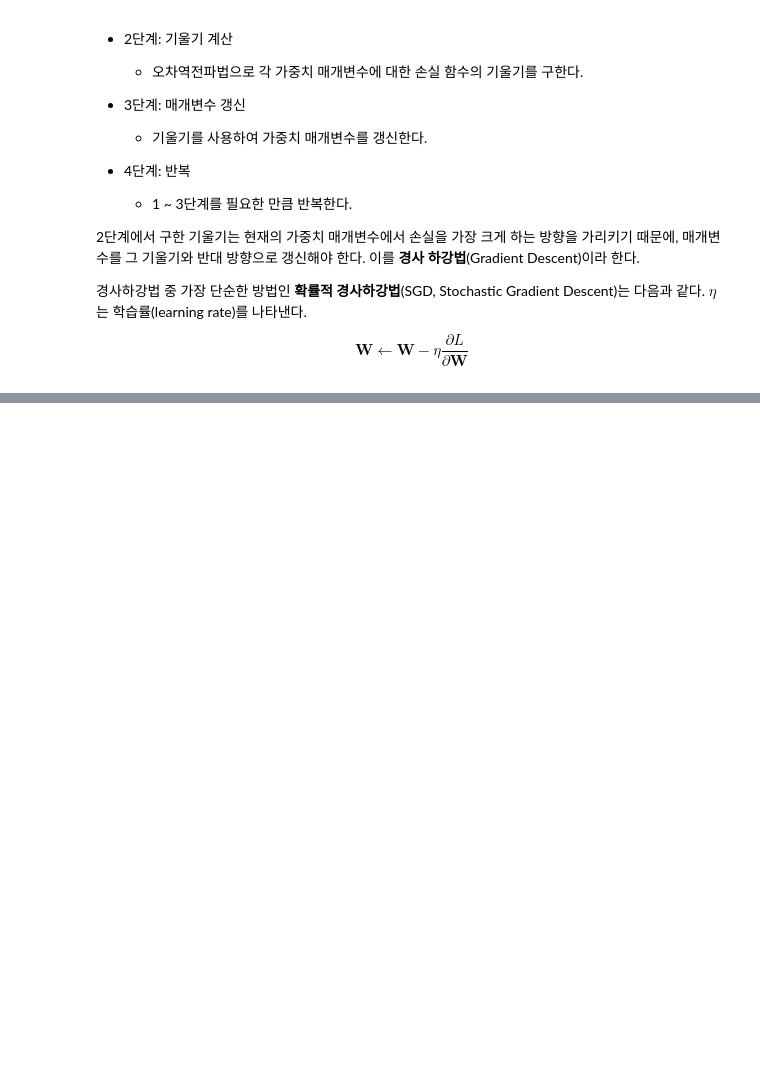
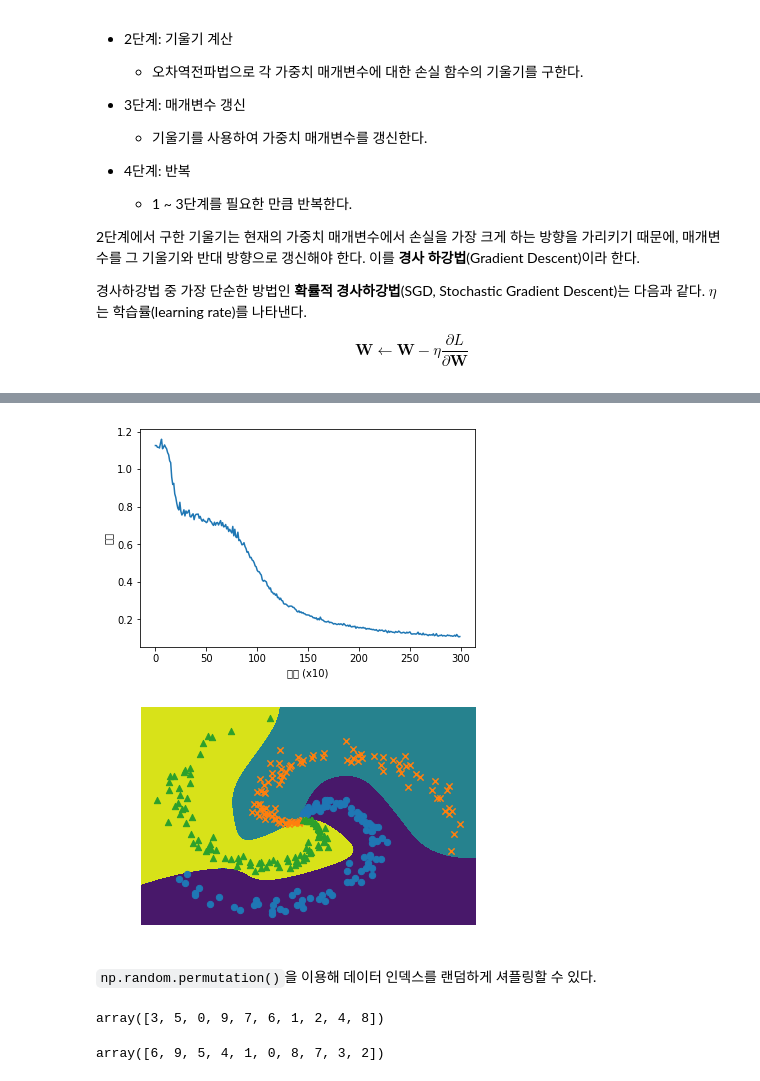
Before and after one commit to ExcelsiorCJH/DLFromScratch2, a Jupyter notebook: Chap01-Neural_Networks_Review/notebook.ipynb, the cells around one changed output, grey strips where cells are left out. Cells and saved outputs as stored; diff of their text form; code cells hidden in the pictures; blank space fills up the shorter version.

```diff
--- a/Chap01-Neural_Networks_Review/notebook.ipynb
+++ b/Chap01-Neural_Networks_Review/notebook.ipynb
@@ -672,0 +857,43 @@ $$
+# %%
+# 학습 결과 플롯
+plt.plot(np.arange(len(loss_list)), loss_list, label='train')
+plt.xlabel('반복 (x10)')
+plt.ylabel('손실')
+plt.show()
+
+# 경계 영역 플롯
+h = 0.001
+x_min, x_max = x[:, 0].min() - .1, x[:, 0].max() + .1
+y_min, y_max = x[:, 1].min() - .1, x[:, 1].max() + .1
+xx, yy = np.meshgrid(np.arange(x_min, x_max, h), np.arange(y_min, y_max, h))
+X = np.c_[xx.ravel(), yy.ravel()]
+score = model.predict(X)
+predict_cls = np.argmax(score, axis=1)
+Z = predict_cls.reshape(xx.shape)
+plt.contourf(xx, yy, Z)
+plt.axis('off')
+
+# 데이터점 플롯
+x, t = spiral.load_data()
+N = 100
+CLS_NUM = 3
+markers = ['o', 'x', '^']
+for i in range(CLS_NUM):
+    plt.scatter(x[i*N:(i+1)*N, 0], x[i*N:(i+1)*N, 1], s=40, marker=markers[i])
+plt.show()
+# %% [output]
+[figure, added]
+[figure, added]
+# %% [markdown]
+`np.random.permutation()`을 이용해 데이터 인덱스를 랜덤하게 셔플링할 수 있다.
+# %%
+# 데이터 셔플링
+import numpy as np
+
+np.random.permutation(10)
+# %% [output]
+array([3, 5, 0, 9, 7, 6, 1, 2, 4, 8])
+# %%
+np.random.permutation(10)
+# %% [output]
+array([6, 9, 5, 4, 1, 0, 8, 7, 3, 2])
```
Also changed, not shown: parts of 21 cells of this notebook, 7 other files.
